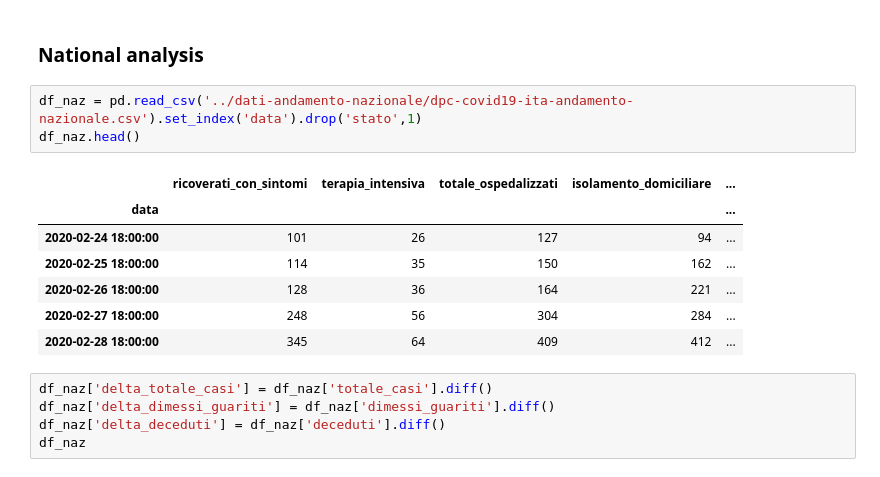
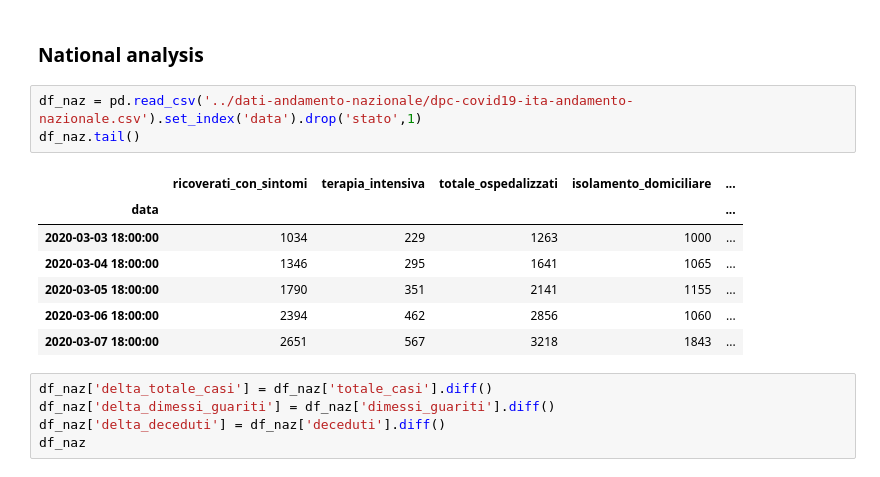
Before and after one commit to dtrifiro/COVID-19, a Jupyter notebook: notebooks/E.D.A..ipynb, the cells around one changed output. Saved outputs shown, nothing was run; the diff lists cells and outputs as text.

```diff
--- a/notebooks/E.D.A..ipynb
+++ b/notebooks/E.D.A..ipynb
@@ -6,15 +6,15 @@ import plotly.express as px
 ### National analysis
 # %%
 df_naz = pd.read_csv('../dati-andamento-nazionale/dpc-covid19-ita-andamento-nazionale.csv').set_index('data').drop('stato',1)
-df_naz.head()
+df_naz.tail()
 # %% [output]
 |  | ricoverati_con_sintomi | terapia_intensiva | totale_ospedalizzati | isolamento_domiciliare | ... |
 | data |  |  |  |  | ... |
-| 2020-02-24 18:00:00 | 101 | 26 | 127 | 94 | ... |
-| 2020-02-25 18:00:00 | 114 | 35 | 150 | 162 | ... |
-| 2020-02-26 18:00:00 | 128 | 36 | 164 | 221 | ... |
-| 2020-02-27 18:00:00 | 248 | 56 | 304 | 284 | ... |
-| 2020-02-28 18:00:00 | 345 | 64 | 409 | 412 | ... |
+| 2020-03-03 18:00:00 | 1034 | 229 | 1263 | 1000 | ... |
+| 2020-03-04 18:00:00 | 1346 | 295 | 1641 | 1065 | ... |
+| 2020-03-05 18:00:00 | 1790 | 351 | 2141 | 1155 | ... |
+| 2020-03-06 18:00:00 | 2394 | 462 | 2856 | 1060 | ... |
+| 2020-03-07 18:00:00 | 2651 | 567 | 3218 | 1843 | ... |
 # %%
 df_naz['delta_totale_casi'] = df_naz['totale_casi'].diff()
 df_naz['delta_dimessi_guariti'] = df_naz['dimessi_guariti'].diff()
```
Also changed, not shown: parts of 3 cells of this notebook.
